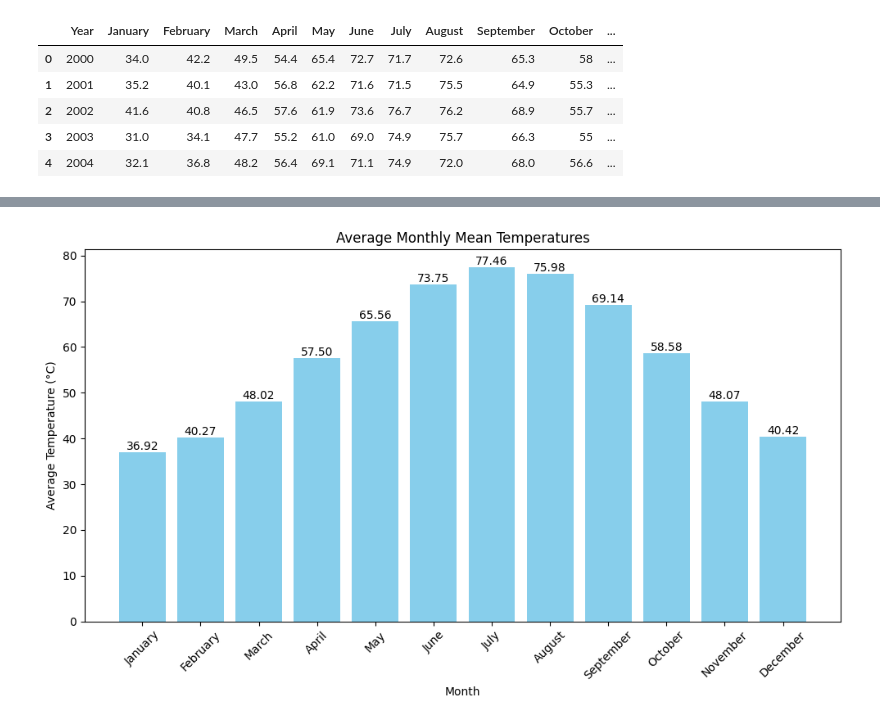
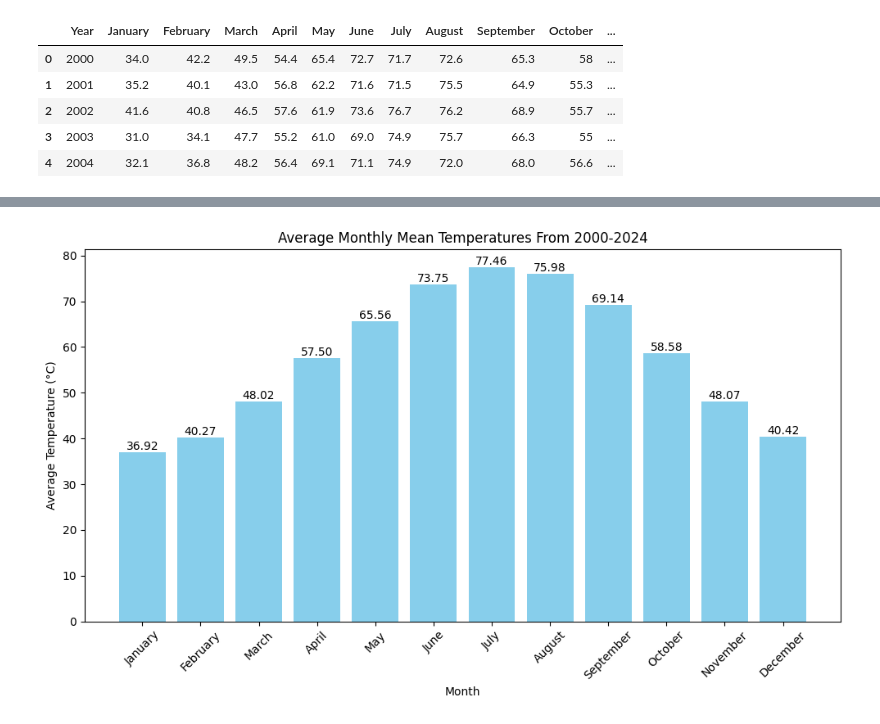
Before and after one commit to phipyao/ds4002-project-2, a Jupyter notebook: SCRIPTS/code.ipynb, the cells around one changed output, grey strips where cells are left out. Cells and saved outputs as stored; diff of their text form; code cells hidden in the pictures.

Commit message:
added code for charts

```diff
--- a/SCRIPTS/code.ipynb
+++ b/SCRIPTS/code.ipynb
@@ -5,3 +5,6 @@ import numpy as np
 import pandas as pd
 import matplotlib.pyplot as plt
 import seaborn as sns
+# %%
+df1=pd.read_csv('../DATA/cville_monthly_percip_total.csv')
+df1.head()
@@ -8,6 +18,6 @@ import seaborn as sns
 # %%
-data1=pd.read_csv('../DATA/cville_monthly_mean_temp.csv')
-data1.head()
+df2=pd.read_csv('../DATA/cville_monthly_mean_temp.csv')
+df2.head()
 # %% [output]
 |  | Year | January | February | March | April | May | June | July | August | September | October | ... |
 | 0 | 2000 | 34.0 | 42.2 | 49.5 | 54.4 | 65.4 | 72.7 | 71.7 | 72.6 | 65.3 | 58 | ... |
@@ -28,35 +63,35 @@ df.head()
 # %%
-df.replace('M', pd.NA, inplace=True)
+df2.replace('M', pd.NA, inplace=True)
 
 # Drop annual temperature
-if 'Annual' in df.columns:
-    df = df.drop(columns=['Annual'])
+if 'Annual' in df2.columns:
+    df2 = df2.drop(columns=['Annual'])
 
 # Convert the data to numeric (ignores non-numeric values like NaN)
-for month in df.columns[1:]:  # Skip the 'Year' column
-    df[month] = pd.to_numeric(df[month], errors='coerce')
+for month in df2.columns[1:]:  # Skip the 'Year' column
+    df2[month] = pd.to_numeric(df2[month], errors='coerce')
 
 # Calculate the average mean temperature for each month
-monthly_avg = df.iloc[:, 1:].mean()
+monthly_avg = df2.iloc[:, 1:].mean()
 
 
 
 # Create the bar chart
 plt.figure(figsize=(10, 6))
 
 bars = plt.bar(monthly_avg.index, monthly_avg.values, color='skyblue')
 
 # Display exact values on top of each bar
 for bar in bars:
     height = bar.get_height()
     plt.text(bar.get_x() + bar.get_width() / 2, height, f'{height:.2f}',
              ha='center', va='bottom')
 
 plt.xlabel('Month')
 plt.ylabel('Average Temperature (°C)')
-plt.title('Average Monthly Mean Temperatures')
+plt.title('Average Monthly Mean Temperatures From 2000-2024')
 plt.xticks(rotation=45)
 plt.tight_layout()
 plt.show()
 # %% [output]
-[figure, old version]
+[figure, new version]
```
Also changed, not shown: parts of 3 cells of this notebook.
